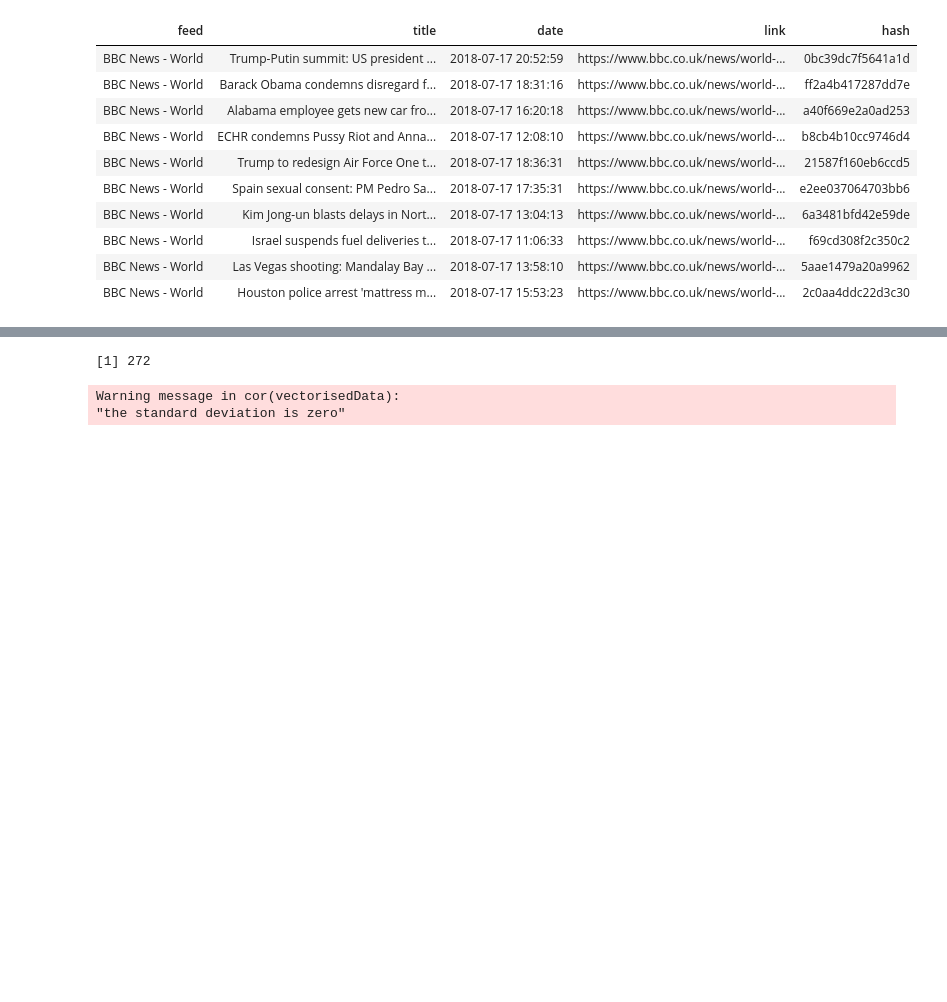
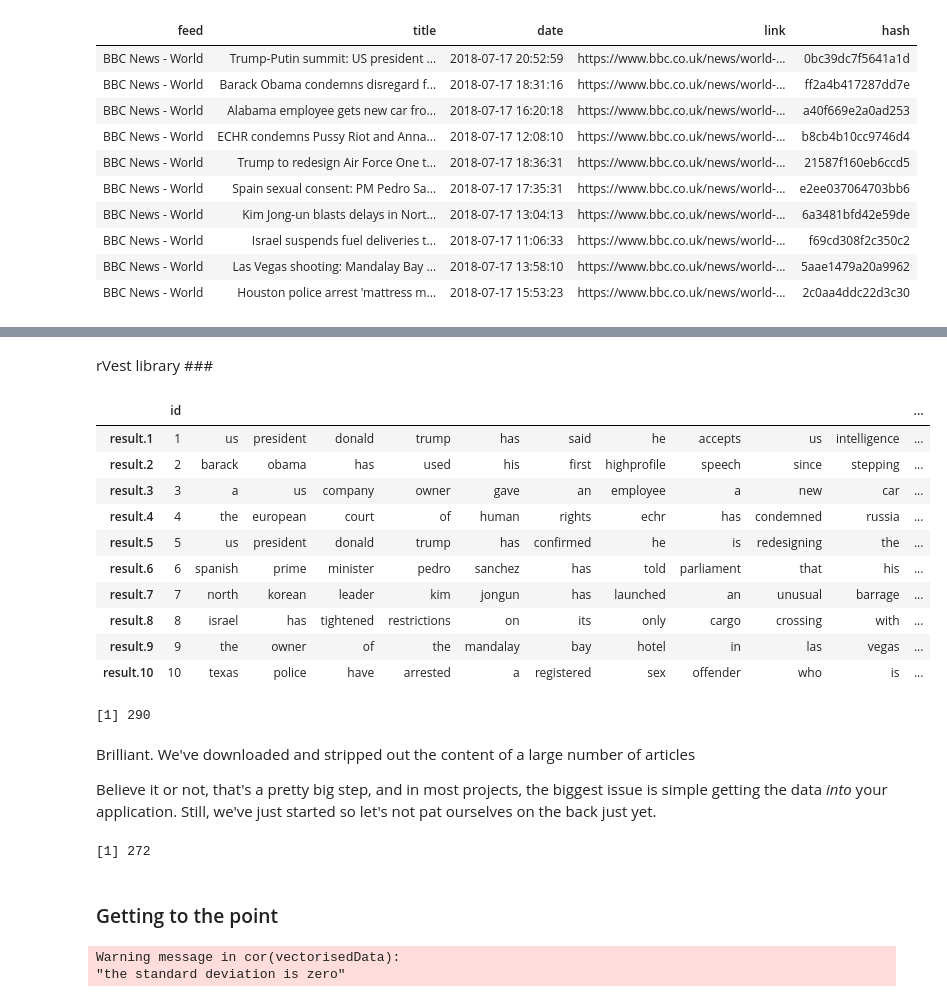
Before and after one commit to millerdw/millerdw.github.io, a Jupyter notebook: _notebooks/FindingTheWords_1/RSSandSimpleNaturalLanguageProcessing.ipynb, the cells around one changed output, grey strips where cells are left out. Saved outputs shown, nothing was run; the diff lists cells and outputs as text; code cells hidden in the pictures; blank space fills up the shorter version.

Commit message:
FindingTheWords

```diff
--- a/_notebooks/FindingTheWords_1/RSSandSimpleNaturalLanguageProcessing.ipynb
+++ b/_notebooks/FindingTheWords_1/RSSandSimpleNaturalLanguageProcessing.ipynb
@@ -148,28 +151,51 @@ nrow(dataset)
+# %% [markdown]
+rVest library ###
 # %%
 
 #feed contents
-#library(rvest)
 
-contents <- foreach(i = 1:nrow(dataset), .combine = rbind, .packages = "rvest") %dopar% {
-    #i <- 10
-    tryCatch({
-        page <- read_html(dataset$link[i])
-        paragraphs <- html_nodes(page, "p")
-        p_classes <- html_attr(paragraphs, "class")
-        p_text <- html_text(paragraphs)
-        words <- as.character(unlist(sapply(p_text[is.na(p_classes) | grepl("intro", tolower(p_classes))],
-                                            function(s) { strsplit(s, " ")})))
-        out <- sapply(words[1:100], function(s) { tolower(gsub("[^[:alnum:][:space:]]", "", s)) })
-        names(out) <- NULL
-        #c(hash = dataset$hash[i], out)
-        c(id=i, out)
-    }, error = function(e) { "" })
-}
-#contents[1,]
+contents <-
+    foreach(i = 1:nrow(dataset), .combine = rbind, .packages = "rvest") %dopar% {
+        #i <- 10
+        tryCatch({
+            page <- read_html(dataset$link[i])
+            paragraphs <- html_nodes(page, "p")
+            p_classes <- html_attr(paragraphs, "class")
+            p_text <- html_text(paragraphs)
+            words <- as.character(unlist(sapply(p_text[is.na(p_classes) | grepl("intro", tolower(p_classes))],
+                                                function(s) { strsplit(s, " ")})))
+            out <- sapply(words[1:100], function(s) { tolower(gsub("[^[:alnum:][:space:]]", "", s)) })
+            names(out) <- NULL
+            #c(hash = dataset$hash[i], out)
+            c(id=i, out)
+        }, error = function(e) { "" })
+    }
+
+contents[1:10,1:20]
+nrow(contents)
+# %% [output]
+|  | id |  |  |  |  |  |  |  |  |  |  | ... |
+| result.1 | 1 | us | president | donald | trump | has | said | he | accepts | us | intelligence | ... |
+| result.2 | 2 | barack | obama | has | used | his | first | highprofile | speech | since | stepping | ... |
+| result.3 | 3 | a | us | company | owner | gave | an | employee | a | new | car | ... |
+| result.4 | 4 | the | european | court | of | human | rights | echr | has | condemned | russia | ... |
+| result.5 | 5 | us | president | donald | trump | has | confirmed | he | is | redesigning | the | ... |
+| result.6 | 6 | spanish | prime | minister | pedro | sanchez | has | told | parliament | that | his | ... |
+| result.7 | 7 | north | korean | leader | kim | jongun | has | launched | an | unusual | barrage | ... |
+| result.8 | 8 | israel | has | tightened | restrictions | on | its | only | cargo | crossing | with | ... |
+| result.9 | 9 | the | owner | of | the | mandalay | bay | hotel | in | las | vegas | ... |
+| result.10 | 10 | texas | police | have | arrested | a | registered | sex | offender | who | is | ... |
+[1] 290
+# %% [markdown]
+Brilliant. We've downloaded and stripped out the content of a large number of articles
+
+Believe it or not, that's a pretty big step, and in most projects, the biggest issue is simple getting the data *into* your application. Still, we've just started so let's not pat ourselves on the back just yet.
 # %%
 nrow(contents)
 # %% [output]
 [1] 272
+# %% [markdown]
+### Getting to the point
 # %%
 
 ## VECTORISE DATA
```
Also changed, not shown: parts of 6 cells of this notebook.
